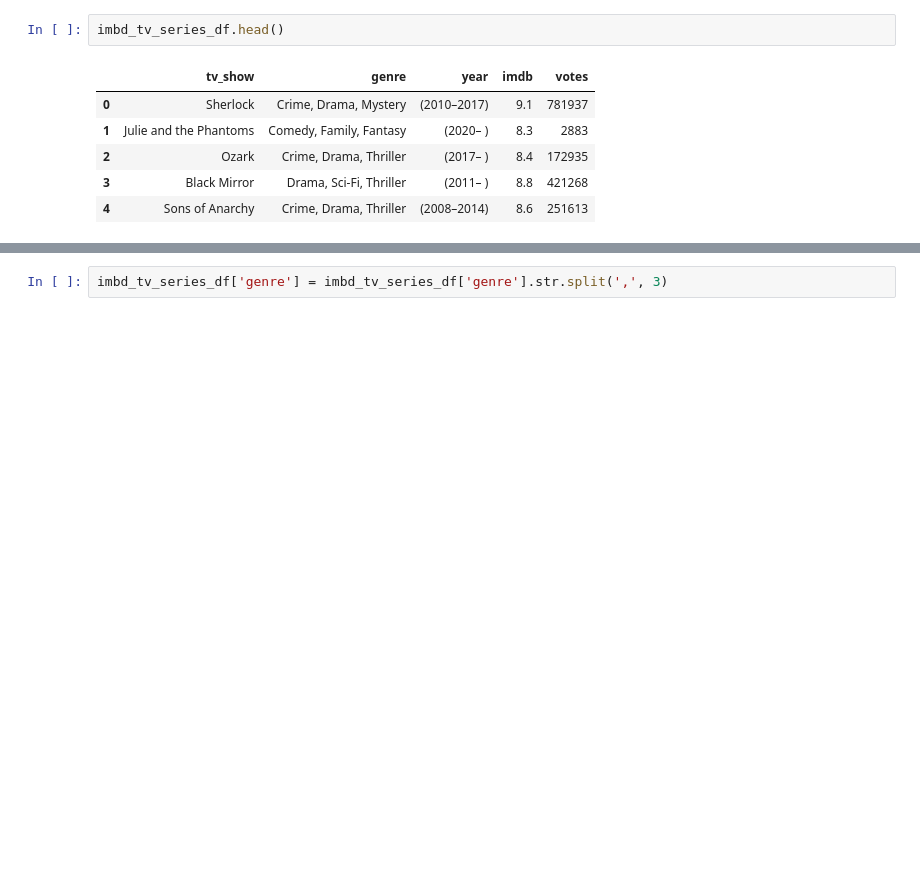
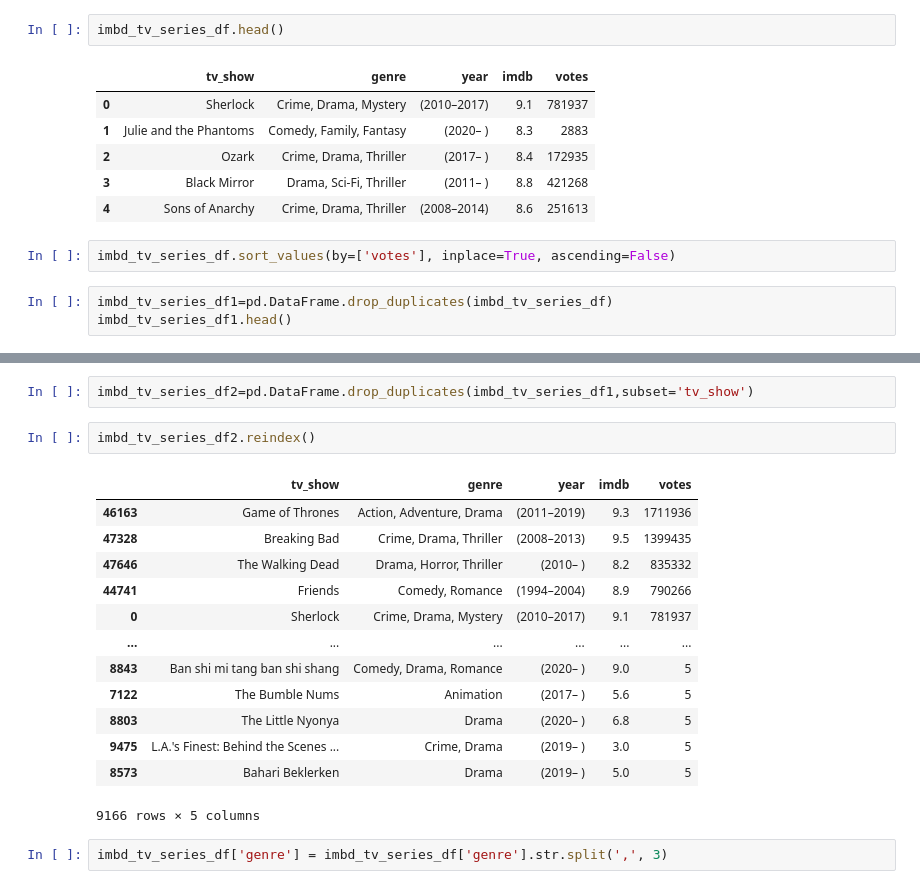
Before and after one commit to drrausch/Creating_Successful_Video_Content, a Jupyter notebook: Branch_Eric_Web_srcap.ipynb, the cells around one changed output, grey strips where cells are left out. Drawn from its saved outputs; the diff is of its cells as text; blank space fills up the shorter version.

```diff
--- a/Branch_Eric_Web_srcap.ipynb
+++ b/Branch_Eric_Web_srcap.ipynb
@@ -1354,3 +1357,8 @@ imbd_tv_series_df.head()
 | 2 | Ozark | Crime, Drama, Thriller | (2017– ) | 8.4 | 172935 |
 | 3 | Black Mirror | Drama, Sci-Fi, Thriller | (2011– ) | 8.8 | 421268 |
 | 4 | Sons of Anarchy | Crime, Drama, Thriller | (2008–2014) | 8.6 | 251613 |
+# %%
+imbd_tv_series_df.sort_values(by=['votes'], inplace=True, ascending=False)
+# %%
+imbd_tv_series_df1=pd.DataFrame.drop_duplicates(imbd_tv_series_df)
+imbd_tv_series_df1.head()
@@ -1357,3 +1372,21 @@ imbd_tv_series_df.head()
+# %%
+imbd_tv_series_df2=pd.DataFrame.drop_duplicates(imbd_tv_series_df1,subset='tv_show')
+# %%
+imbd_tv_series_df2.reindex()
+# %% [output]
+|  | tv_show | genre | year | imdb | votes |
+| 46163 | Game of Thrones | Action, Adventure, Drama | (2011–2019) | 9.3 | 1711936 |
+| 47328 | Breaking Bad | Crime, Drama, Thriller | (2008–2013) | 9.5 | 1399435 |
+| 47646 | The Walking Dead | Drama, Horror, Thriller | (2010– ) | 8.2 | 835332 |
+| 44741 | Friends | Comedy, Romance | (1994–2004) | 8.9 | 790266 |
+| 0 | Sherlock | Crime, Drama, Mystery | (2010–2017) | 9.1 | 781937 |
+| ... | ... | ... | ... | ... | ... |
+| 8843 | Ban shi mi tang ban shi shang | Comedy, Drama, Romance | (2020– ) | 9.0 | 5 |
+| 7122 | The Bumble Nums | Animation | (2017– ) | 5.6 | 5 |
+| 8803 | The Little Nyonya | Drama | (2020– ) | 6.8 | 5 |
+| 9475 | L.A.'s Finest: Behind the Scenes ... | Crime, Drama | (2019– ) | 3.0 | 5 |
+| 8573 | Bahari Beklerken | Drama | (2019– ) | 5.0 | 5 |
+9166 rows × 5 columns
 # %%
 imbd_tv_series_df['genre'] = imbd_tv_series_df['genre'].str.split(',', 3)
 # %%
```
Also changed, not shown: parts of 3 cells of this notebook, 1 other file.
